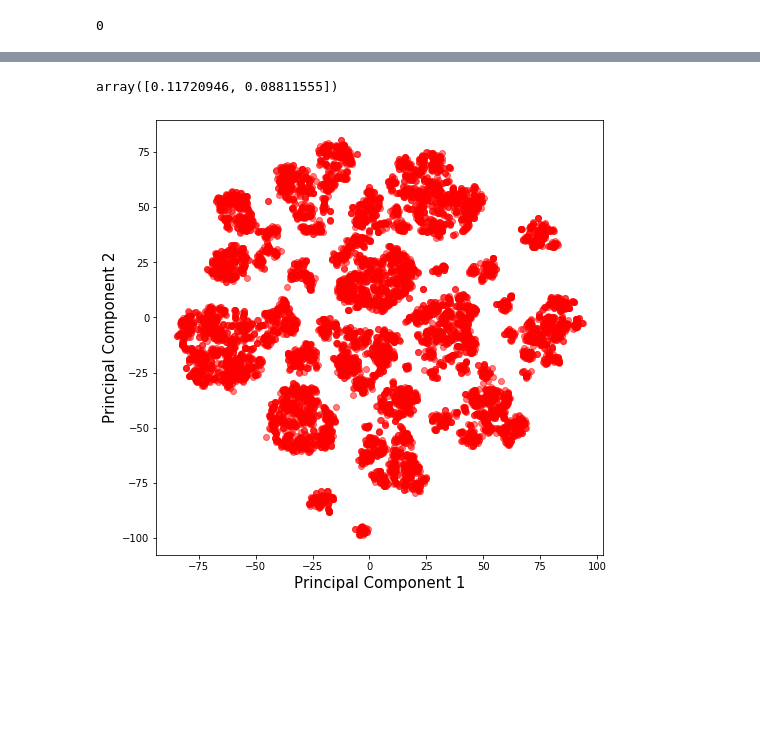
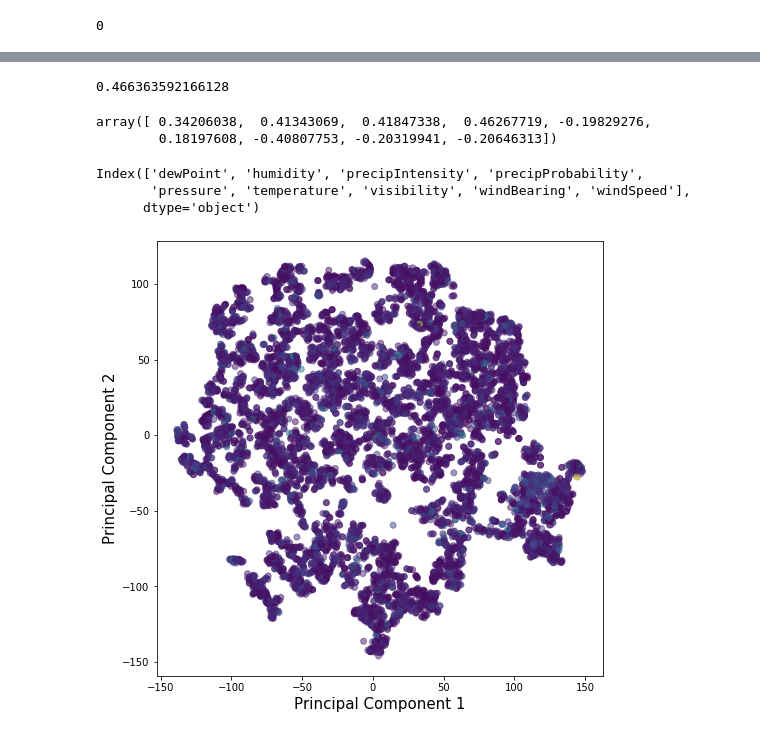
Before and after one commit to fabiomontello/va-IOT-project, a Jupyter notebook: Data_preprocessing.ipynb, the cells around one changed output, grey strips where cells are left out. Saved outputs shown, nothing was run; the diff lists cells and outputs as text; code cells hidden in the pictures; blank space fills up the shorter version.

Commit message:
Data update

```diff
--- a/Data_preprocessing.ipynb
+++ b/Data_preprocessing.ipynb
@@ -477,3 +483,5 @@ clean_data.iloc[:,11:16]
 | 503908 | 0.012817 | 0.000517 | 0.000117 | 0.000017 | 0.032183 |
 | 503909 | 0.012833 | 0.000517 | 0.000117 | 0.000017 | 0.032167 |
 503852 rows × 5 columns
+# %%
+final_filtered = final_filtered.drop(['time', 'time_europe'], axis = 1)
@@ -480,8 +504,10 @@ clean_data.iloc[:,11:16]
+# %%
+final_filtered = final_filtered[['Barn [kW]','Dishwasher [kW]','Fridge [kW]','Furnace 1 [kW]','Furnace 2 [kW]','Garage door [kW]','Home office [kW]','Kitchen 12 [kW]','Kitchen 14 [kW]','Kitchen 38 [kW]','Living room [kW]','Microwave [kW]','Well [kW]','Wine cellar [kW]','gen [kW]','use [kW]','dewPoint','humidity','precipIntensity','precipProbability','pressure','temperature','visibility','windBearing','windSpeed']]
 # %%
 # Standardizing the features
 import matplotlib.pyplot as plt
 
-clean_data_np = StandardScaler().fit_transform(final_filtered.iloc[:,1:-6])
+clean_data_np = StandardScaler().fit_transform(final_filtered.iloc[:,16:])
 # %%
 np.count_nonzero(np.isnan(clean_data_np))
 # %% [output]
@@ -518,19 +544,30 @@ clean_data
 503852 rows × 27 columns
-# %%
-pca.explained_variance_ratio_
-# %% [output]
-array([0.11720946, 0.08811555])
+# %%
+sum(pca.explained_variance_ratio_)
+# %% [output]
+0.466363592166128
+# %%
+pca.components_[0]
+# %% [output]
+array([ 0.34206038,  0.41343069,  0.41847338,  0.46267719, -0.19829276,
+        0.18197608, -0.40807753, -0.20319941, -0.20646313])
+# %%
+final_filtered.iloc[:,16:].columns
+# %% [output]
+Index(['dewPoint', 'humidity', 'precipIntensity', 'precipProbability',
+       'pressure', 'temperature', 'visibility', 'windBearing', 'windSpeed'],
+      dtype='object')
 # %%
 from sklearn.manifold import TSNE
-X_embedded = TSNE(n_components=2).fit_transform(clean_data_np)
+X_embedded = TSNE(n_components=2, n_iter=10000).fit_transform(clean_data_np)
 # X_embedded.shape
 # %%
 fig = plt.figure(figsize = (8,8))
 ax = fig.add_subplot(1,1,1)
 ax.set_xlabel('Principal Component 1', fontsize = 15)
 ax.set_ylabel('Principal Component 2', fontsize = 15)
-plt.scatter(X_embedded.T[0], X_embedded.T[1], c='red', alpha=0.5)
+plt.scatter(X_embedded.T[0], X_embedded.T[1], c=final_filtered['use [kW]'], alpha=0.5)
 plt.show()
 ax.grid()
 # %% [output]
-[figure, old version]
+[figure, new version]
```
Also changed, not shown: parts of 15 cells of this notebook, 4 other files.
